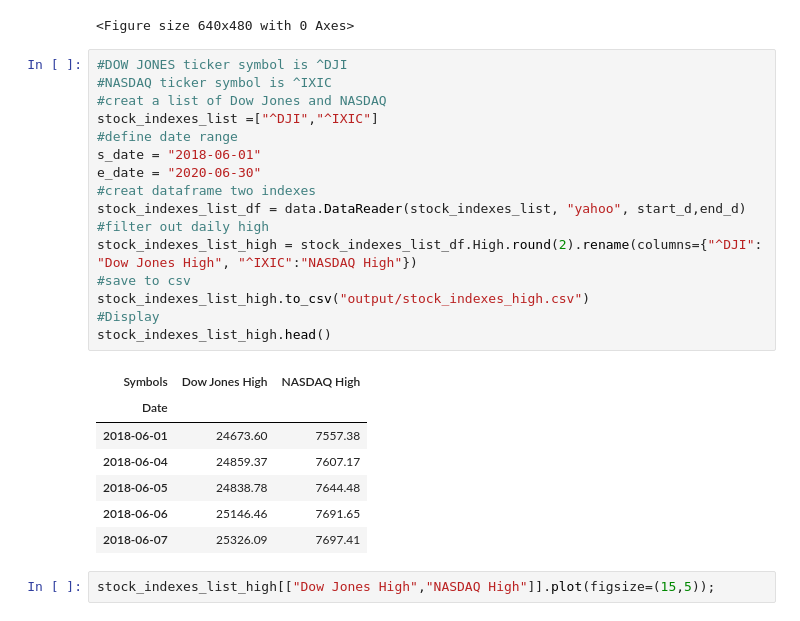
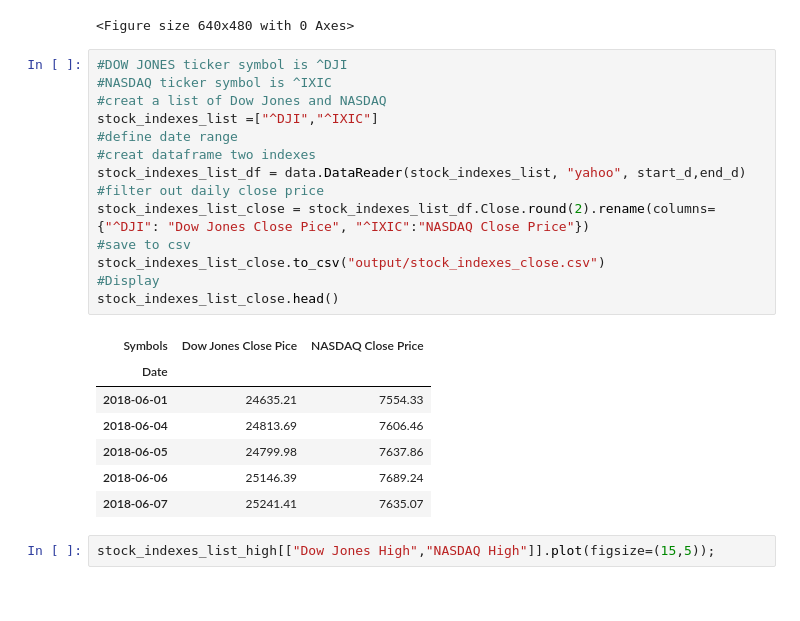
Before and after one commit to ashleighdevito/Cryptocurrency, a Jupyter notebook: Analysis/Working_Scripts/cryptocurrencis.ipynb, the cells around one changed output. Drawn from its saved outputs; the diff is of its cells as text.

```diff
--- a/Analysis/Working_Scripts/cryptocurrencis.ipynb
+++ b/Analysis/Working_Scripts/cryptocurrencis.ipynb
@@ -408,27 +368,25 @@ plt.tight_layout()
 # %%
 #DOW JONES ticker symbol is ^DJI
 #NASDAQ ticker symbol is ^IXIC
 #creat a list of Dow Jones and NASDAQ
 stock_indexes_list =["^DJI","^IXIC"]
 #define date range
-s_date = "2018-06-01"
-e_date = "2020-06-30"
 #creat dataframe two indexes
 stock_indexes_list_df = data.DataReader(stock_indexes_list, "yahoo", start_d,end_d)
-#filter out daily high
-stock_indexes_list_high = stock_indexes_list_df.High.round(2).rename(columns={"^DJI": "Dow Jones High", "^IXIC":"NASDAQ High"})
+#filter out daily close price
+stock_indexes_list_close = stock_indexes_list_df.Close.round(2).rename(columns={"^DJI": "Dow Jones Close Pice", "^IXIC":"NASDAQ Close Price"})
 #save to csv
-stock_indexes_list_high.to_csv("output/stock_indexes_high.csv")
+stock_indexes_list_close.to_csv("output/stock_indexes_close.csv")
 #Display
-stock_indexes_list_high.head()
+stock_indexes_list_close.head()
 # %% [output]
-| Symbols | Dow Jones High | NASDAQ High |
+| Symbols | Dow Jones Close Pice | NASDAQ Close Price |
 | Date |  |  |
-| 2018-06-01 | 24673.60 | 7557.38 |
-| 2018-06-04 | 24859.37 | 7607.17 |
-| 2018-06-05 | 24838.78 | 7644.48 |
-| 2018-06-06 | 25146.46 | 7691.65 |
-| 2018-06-07 | 25326.09 | 7697.41 |
+| 2018-06-01 | 24635.21 | 7554.33 |
+| 2018-06-04 | 24813.69 | 7606.46 |
+| 2018-06-05 | 24799.98 | 7637.86 |
+| 2018-06-06 | 25146.39 | 7689.24 |
+| 2018-06-07 | 25241.41 | 7635.07 |
 # %%
 stock_indexes_list_high[["Dow Jones High","NASDAQ High"]].plot(figsize=(15,5));
 # %% [output]
```
Also changed, not shown: parts of 22 cells of this notebook, 21 other files.
